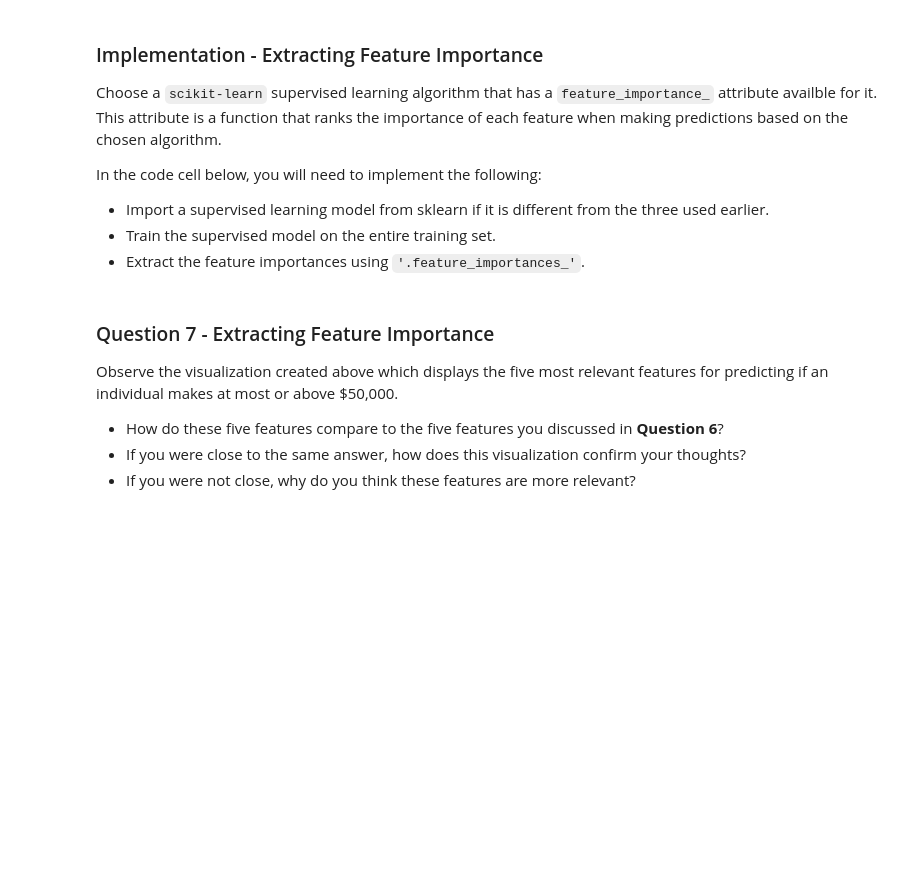
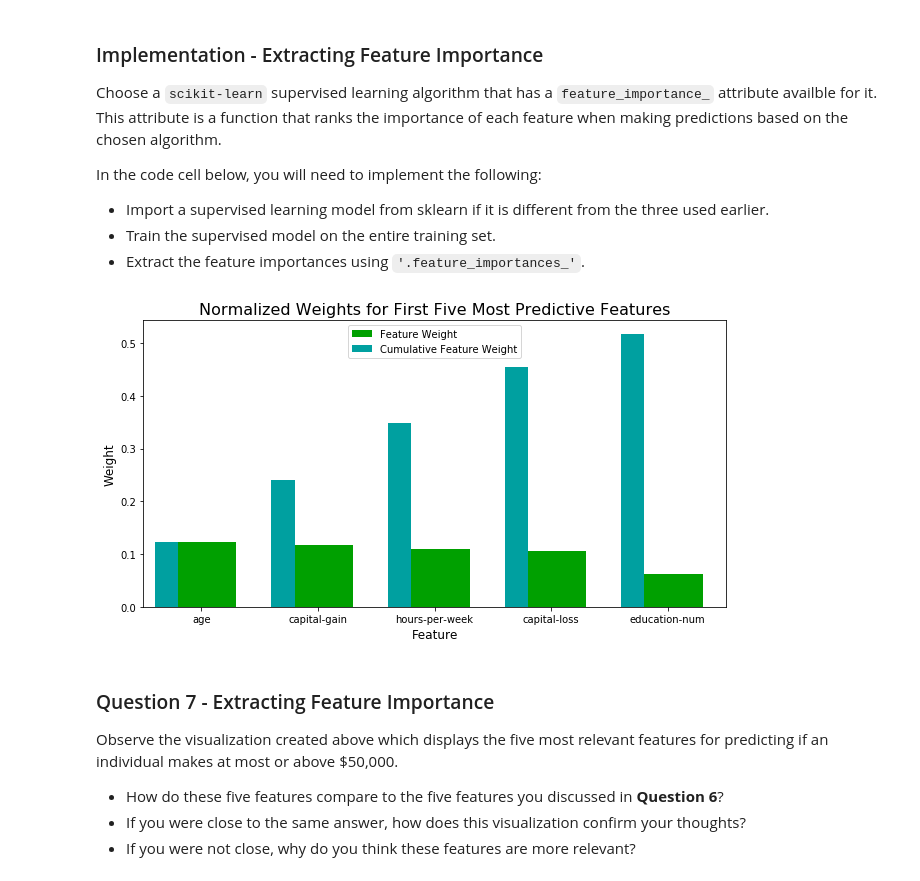
Before and after one commit to rscheiwe/Udacity_Machine_Learning, a Jupyter notebook: machine-learning-master/projects/finding_donors/finding_donors.ipynb, the cells around one changed output. Saved outputs shown, nothing was run; the diff lists cells and outputs as text; code cells hidden in the pictures; blank space fills up the shorter version.

```diff
--- a/machine-learning-master/projects/finding_donors/finding_donors.ipynb
+++ b/machine-learning-master/projects/finding_donors/finding_donors.ipynb
@@ -490,15 +657,18 @@ In the code cell below, you will need to implement the following:
 # %%
 # TODO: Import a supervised learning model that has 'feature_importances_'
 
 
 # TODO: Train the supervised model on the training set using .fit(X_train, y_train)
-model = None
+model = GradientBoostingClassifier(learning_rate=0.1,
+                                  n_estimators=500).fit(X_train, y_train)
 
 # TODO: Extract the feature importances using .feature_importances_
-importances = None
+importances = model.feature_importances_
 
 # Plot
 vs.feature_plot(importances, X_train, y_train)
+# %% [output]
+[figure, added]
 # %% [markdown]
 ### Question 7 - Extracting Feature Importance
 
```
Also changed, not shown: parts of 35 cells of this notebook, 3 other files.
